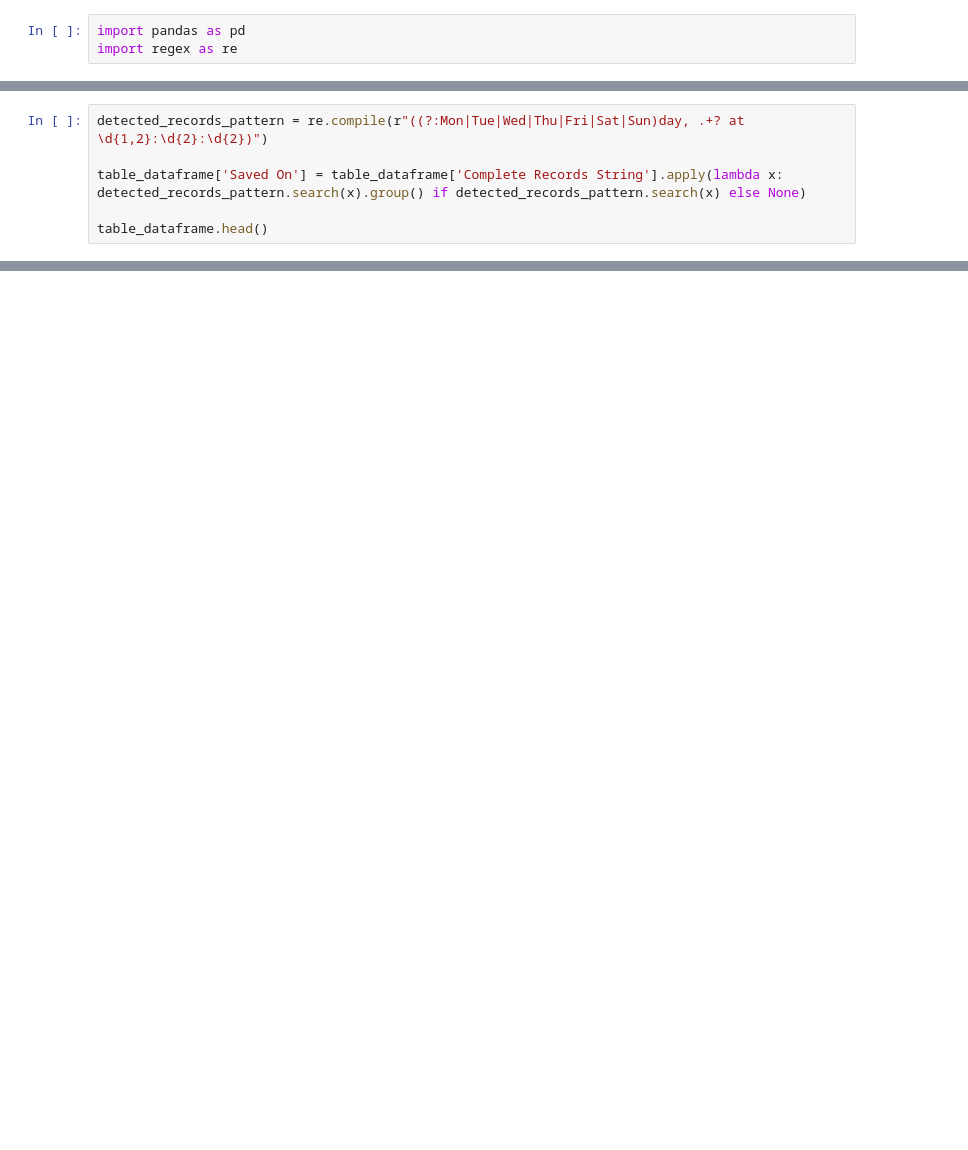
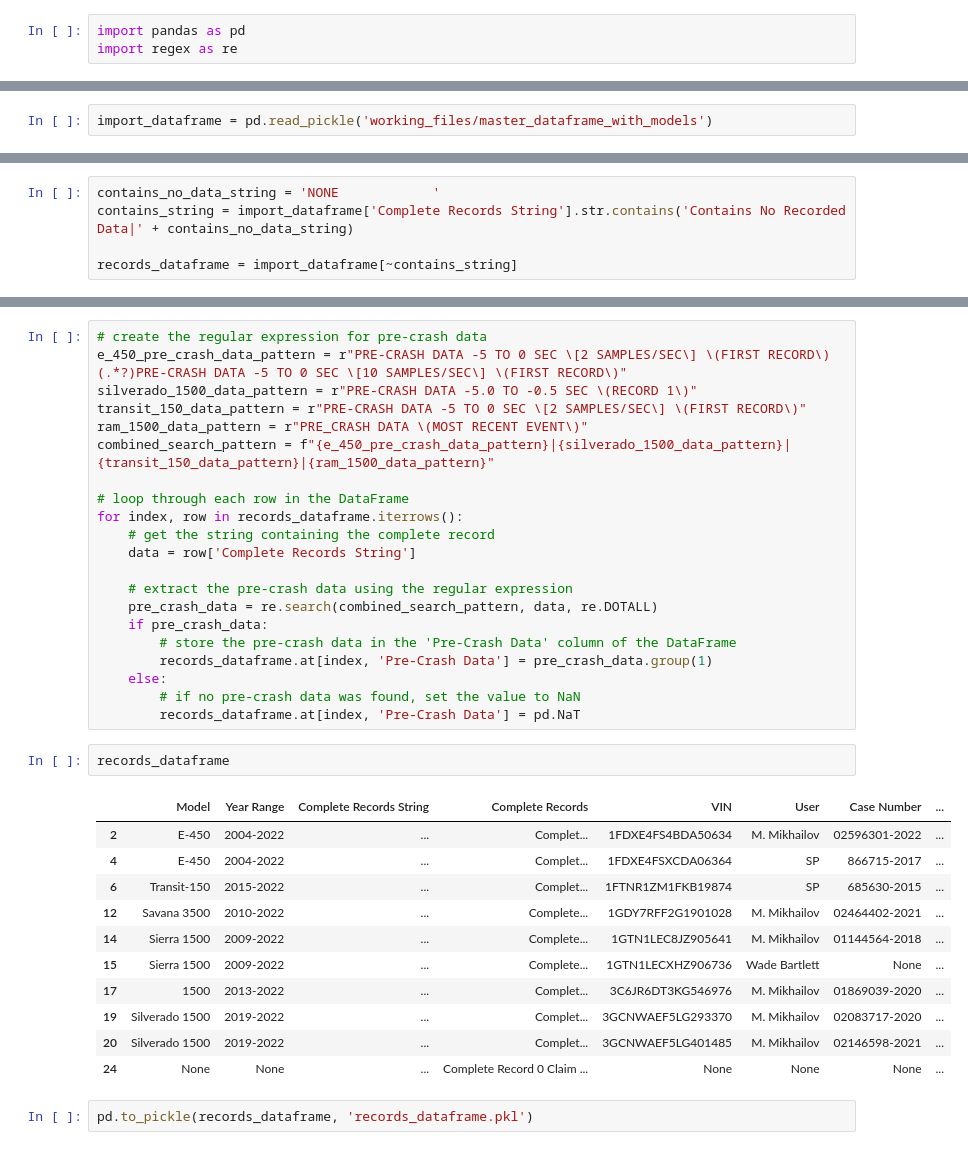
Before and after one commit to 4AM365/MFG598, a Jupyter notebook: final_project/m1_5_table_extraction.ipynb, the cells around one changed output, grey strips where cells are left out. Cells and saved outputs as stored; diff of their text form; blank space fills up the shorter version.

```diff
--- a/final_project/m1_5_table_extraction.ipynb
+++ b/final_project/m1_5_table_extraction.ipynb
@@ -46,6 +4,2 @@ Let's scan the entire record and create a flag value that indicates what data we
-# %%
-detected_records_pattern = re.compile(r"((?:Mon|Tue|Wed|Thu|Fri|Sat|Sun)day, .+? at \d{1,2}:\d{2}:\d{2})")
-
-table_dataframe['Saved On'] = table_dataframe['Complete Records String'].apply(lambda x: detected_records_pattern.search(x).group() if detected_records_pattern.search(x) else None)
-
-table_dataframe.head()
+# %%
+import_dataframe = pd.read_pickle('working_files/master_dataframe_with_models')
@@ -51,0 +12,5 @@ table_dataframe.head()
+# %%
+contains_no_data_string = 'NONE            '
+contains_string = import_dataframe['Complete Records String'].str.contains('Contains No Recorded Data|' + contains_no_data_string)
+
+records_dataframe = import_dataframe[~contains_string]
@@ -51,0 +51,37 @@ table_dataframe.head()
+# %%
+# create the regular expression for pre-crash data
+e_450_pre_crash_data_pattern = r"PRE-CRASH DATA -5 TO 0 SEC \[2 SAMPLES/SEC\] \(FIRST RECORD\)(.*?)PRE-CRASH DATA -5 TO 0 SEC \[10 SAMPLES/SEC\] \(FIRST RECORD\)"
+silverado_1500_data_pattern = r"PRE-CRASH DATA -5.0 TO -0.5 SEC \(RECORD 1\)"
+transit_150_data_pattern = r"PRE-CRASH DATA -5 TO 0 SEC \[2 SAMPLES/SEC\] \(FIRST RECORD\)"
+ram_1500_data_pattern = r"PRE_CRASH DATA \(MOST RECENT EVENT\)"
+combined_search_pattern = f"{e_450_pre_crash_data_pattern}|{silverado_1500_data_pattern}|{transit_150_data_pattern}|{ram_1500_data_pattern}"
+
+# loop through each row in the DataFrame
+for index, row in records_dataframe.iterrows():
+    # get the string containing the complete record
+    data = row['Complete Records String']
+
+    # extract the pre-crash data using the regular expression
+    pre_crash_data = re.search(combined_search_pattern, data, re.DOTALL)
+    if pre_crash_data:
+        # store the pre-crash data in the 'Pre-Crash Data' column of the DataFrame
+        records_dataframe.at[index, 'Pre-Crash Data'] = pre_crash_data.group(1)
+    else:
+        # if no pre-crash data was found, set the value to NaN
+        records_dataframe.at[index, 'Pre-Crash Data'] = pd.NaT
+# %%
+records_dataframe
+# %% [output]
+|  | Model | Year Range | Complete Records String | Complete Records | VIN | User | Case Number | ... |
+| 2 | E-450 | 2004-2022 | ... | Complet... | 1FDXE4FS4BDA50634 | M. Mikhailov | 02596301-2022 | ... |
+| 4 | E-450 | 2004-2022 | ... | Complet... | 1FDXE4FSXCDA06364 | SP | 866715-2017 | ... |
+| 6 | Transit-150 | 2015-2022 | ... | Complet... | 1FTNR1ZM1FKB19874 | SP | 685630-2015 | ... |
+| 12 | Savana 3500 | 2010-2022 | ... | Complete... | 1GDY7RFF2G1901028 | M. Mikhailov | 02464402-2021 | ... |
+| 14 | Sierra 1500 | 2009-2022 | ... | Complete... | 1GTN1LEC8JZ905641 | M. Mikhailov | 01144564-2018 | ... |
+| 15 | Sierra 1500 | 2009-2022 | ... | Complete... | 1GTN1LECXHZ906736 | Wade Bartlett | None | ... |
+| 17 | 1500 | 2013-2022 | ... | Complet... | 3C6JR6DT3KG546976 | M. Mikhailov | 01869039-2020 | ... |
+| 19 | Silverado 1500 | 2019-2022 | ... | Complet... | 3GCNWAEF5LG293370 | M. Mikhailov | 02083717-2020 | ... |
+| 20 | Silverado 1500 | 2019-2022 | ... | Complet... | 3GCNWAEF5LG401485 | M. Mikhailov | 02146598-2021 | ... |
+| 24 | None | None | ... | Complete Record 0 Claim ... | None | None | None | ... |
+# %%
+pd.to_pickle(records_dataframe, 'records_dataframe.pkl')
```
Also changed, not shown: parts of 11 cells of this notebook, 23 other files.
